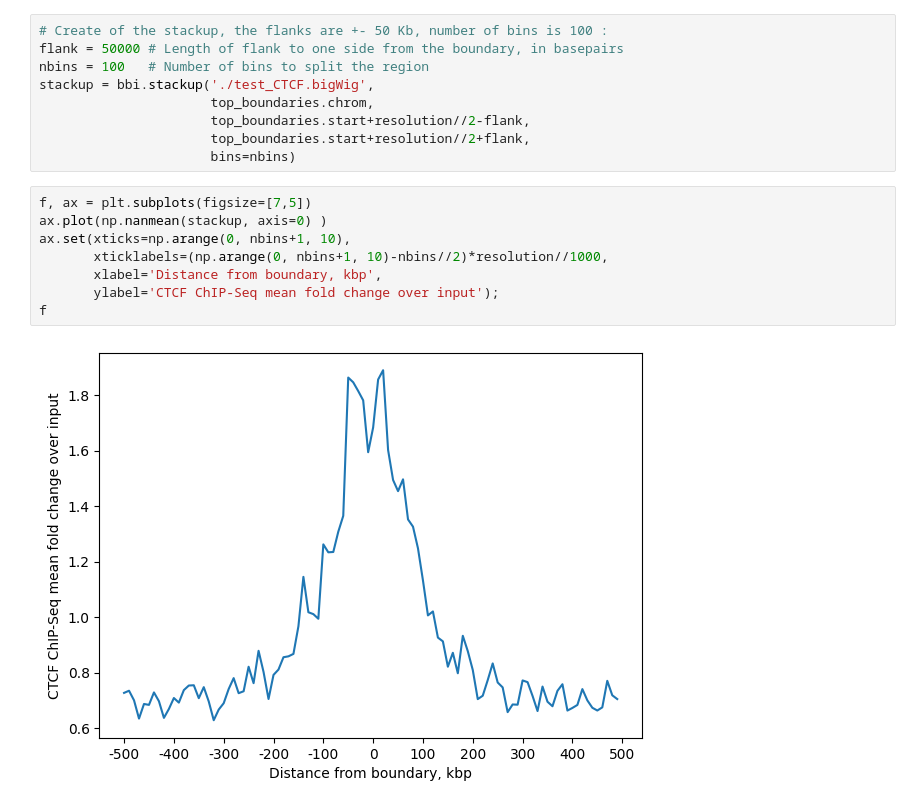
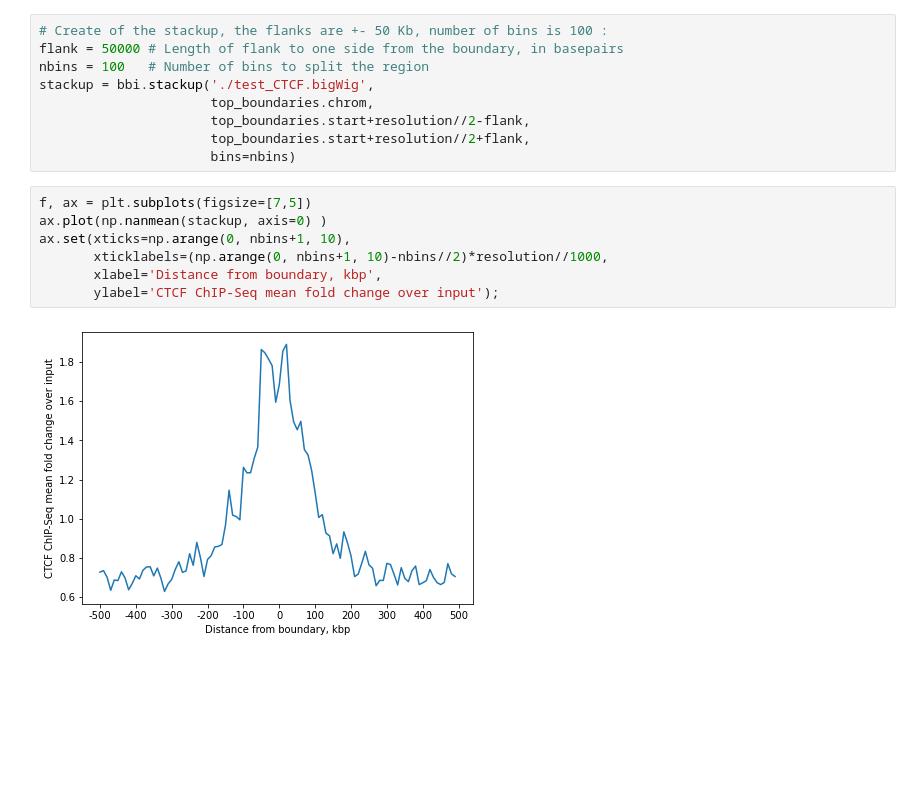
Before and after one commit to open2c/open2c_examples, a Jupyter notebook: insulation_and_boundaries.ipynb, the cells around one changed output. Drawn from its saved outputs; the diff is of its cells as text; blank space fills up the shorter version.

```diff
--- a/insulation_and_boundaries.ipynb
+++ b/insulation_and_boundaries.ipynb
@@ -372,10 +375,9 @@ stackup = bbi.stackup('./test_CTCF.bigWig',
 # %%
 f, ax = plt.subplots(figsize=[7,5])
 ax.plot(np.nanmean(stackup, axis=0) )
 ax.set(xticks=np.arange(0, nbins+1, 10),
        xticklabels=(np.arange(0, nbins+1, 10)-nbins//2)*resolution//1000,
        xlabel='Distance from boundary, kbp',
        ylabel='CTCF ChIP-Seq mean fold change over input');
-f
 # %% [output]
-[figure, old version]
+[figure, new version]
```
Also changed, not shown: parts of 6 cells of this notebook, 3 other files.
